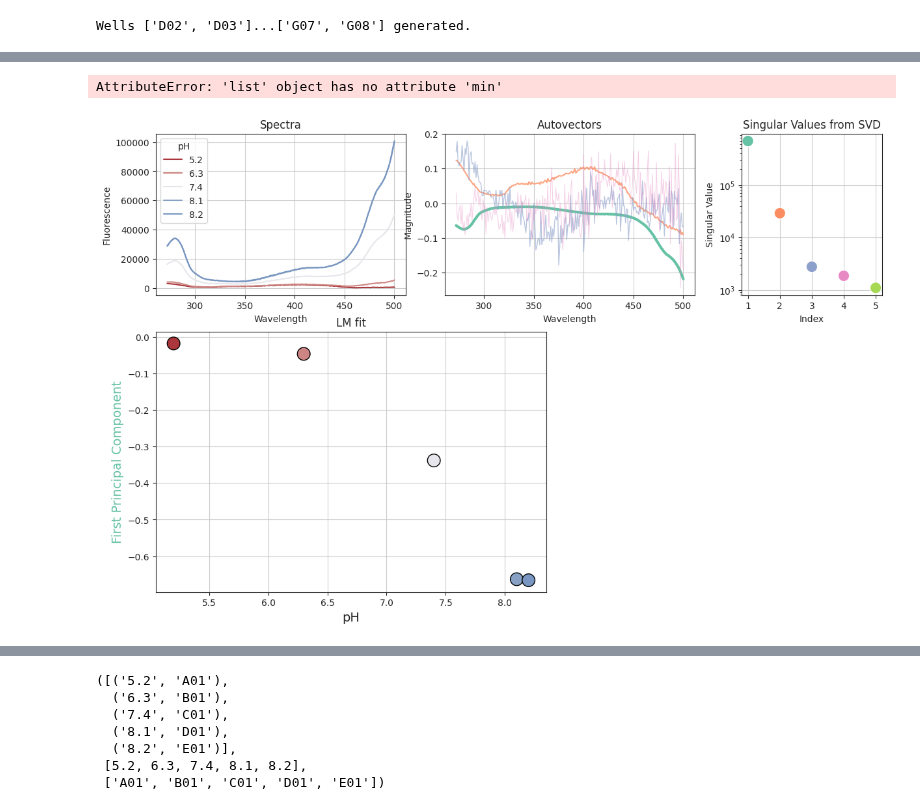
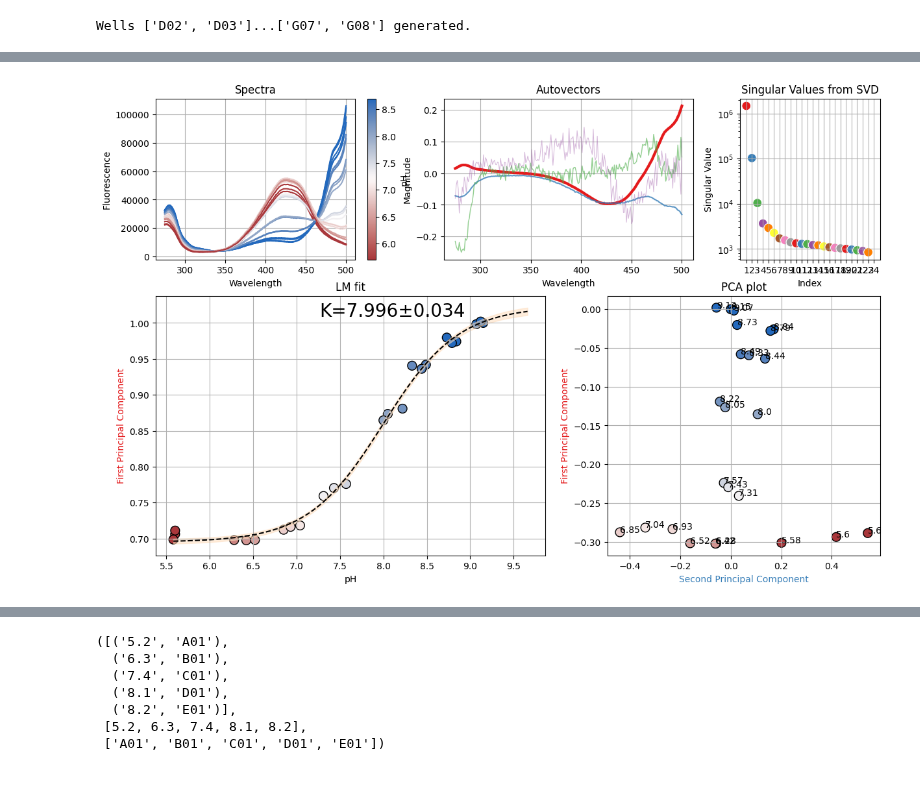
Before and after one commit to darosio/ClopHfit, a Jupyter notebook: docs/tutorials/prenspire.ipynb, the cells around one changed output, grey strips where cells are left out. Cells and saved outputs as stored; diff of their text form; code cells hidden in the pictures; blank space fills up the shorter version.

Commit message:
feat(clop): fit_titration2 new plot for old note; lmfit global

```diff
--- a/docs/tutorials/prenspire.ipynb
+++ b/docs/tutorials/prenspire.ipynb
@@ -385,7 +165,6 @@ figure = f_svd(n1.titrations["H148G"][20.0]["pH_8.1"]["A"], "Cl")
 # %%
-from clophfit.binding.fitting import f_svd
+from clophfit.binding.fitting import f_svd, analyze_spectra
 
-figure = f_svd(n1.titrations["H148G"][20.0]["Cl_0.0"]["A"], "pH")
+figure, result = analyze_spectra(nn.titrations["NTT-G10"][20.0]["Cl_0.0"]["C"], "pH")
 # %% [output]
-AttributeError: 'list' object has no attribute 'min'
-[figure, old version]
+[figure, new version]
```
Also changed, not shown: parts of 20 cells of this notebook, 11 other files.
